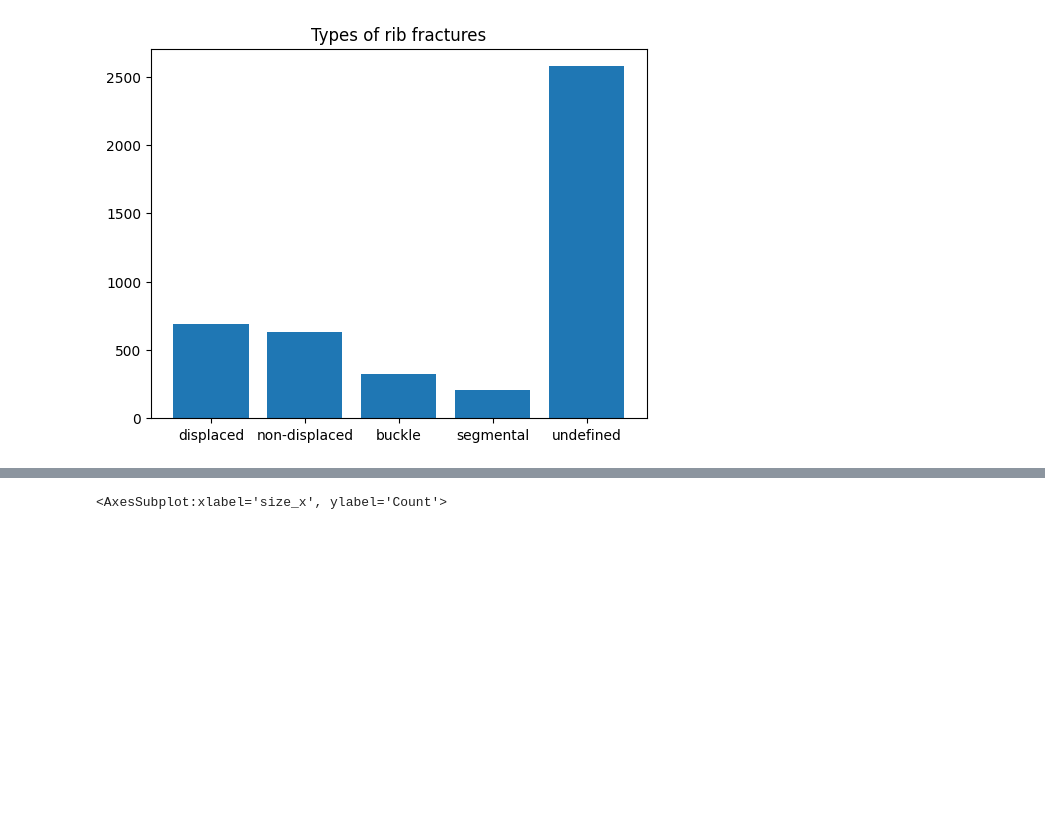
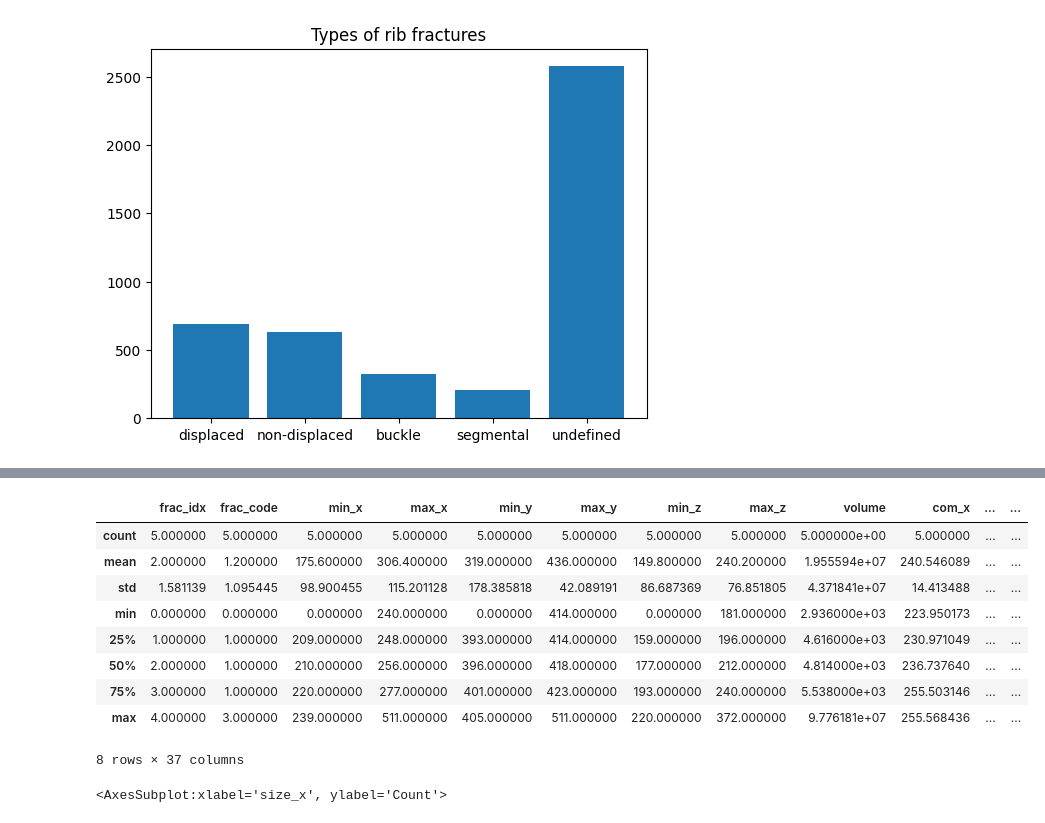
Before and after one commit to diegogcerdas/rib-fracture, a Jupyter notebook: data_statistics/Data analysis.ipynb, the cells around one changed output, grey strips where cells are left out. Cells and saved outputs as stored; diff of their text form; code cells hidden in the pictures; blank space fills up the shorter version.

```diff
--- a/data_statistics/Data analysis.ipynb
+++ b/data_statistics/Data analysis.ipynb
@@ -262,0 +327,10 @@ data.describe()
+# %%
+exists = os.path.exists(os.path.join(ANALYSIS_ROOT, 'scan.csv'))
+if exists:
+    df_scan = pd.read_csv(os.path.join(ANALYSIS_ROOT, 'scan.csv'))
+    df_frac = pd.read_csv(os.path.join(ANALYSIS_ROOT, 'frac.csv'))
+else:
+    df_scan, df_frac = fracture_label_analysis(TRAIN_ROOT, rib_data)
+    os.makedirs(ANALYSIS_ROOT, exist_ok=True)
+    df_scan.to_csv(os.path.join(ANALYSIS_ROOT, 'scan.csv'), index=False)
+    df_frac.to_csv(os.path.join(ANALYSIS_ROOT, 'frac.csv'), index=False)
@@ -263,3 +364,16 @@ data.describe()
+# %%
+df_frac.describe()
+# %% [output]
+|  | frac_idx | frac_code | min_x | max_x | min_y | max_y | min_z | max_z | volume | com_x | ... | ... |
+| count | 5.000000 | 5.000000 | 5.000000 | 5.000000 | 5.000000 | 5.000000 | 5.000000 | 5.000000 | 5.000000e+00 | 5.000000 | ... | ... |
+| mean | 2.000000 | 1.200000 | 175.600000 | 306.400000 | 319.000000 | 436.000000 | 149.800000 | 240.200000 | 1.955594e+07 | 240.546089 | ... | ... |
+| std | 1.581139 | 1.095445 | 98.900455 | 115.201128 | 178.385818 | 42.089191 | 86.687369 | 76.851805 | 4.371841e+07 | 14.413488 | ... | ... |
+| min | 0.000000 | 0.000000 | 0.000000 | 240.000000 | 0.000000 | 414.000000 | 0.000000 | 181.000000 | 2.936000e+03 | 223.950173 | ... | ... |
+| 25% | 1.000000 | 1.000000 | 209.000000 | 248.000000 | 393.000000 | 414.000000 | 159.000000 | 196.000000 | 4.616000e+03 | 230.971049 | ... | ... |
+| 50% | 2.000000 | 1.000000 | 210.000000 | 256.000000 | 396.000000 | 418.000000 | 177.000000 | 212.000000 | 4.814000e+03 | 236.737640 | ... | ... |
+| 75% | 3.000000 | 1.000000 | 220.000000 | 277.000000 | 401.000000 | 423.000000 | 193.000000 | 240.000000 | 5.538000e+03 | 255.503146 | ... | ... |
+| max | 4.000000 | 3.000000 | 239.000000 | 511.000000 | 405.000000 | 511.000000 | 220.000000 | 372.000000 | 9.776181e+07 | 255.568436 | ... | ... |
+8 rows × 37 columns
 # %%
 # src: https://seaborn.pydata.org/generated/seaborn.histplot.html
 sns.histplot(data=data, x="size_x", hue="frac_type")
```
Also changed, not shown: parts of 9 cells of this notebook, 3 other files.
